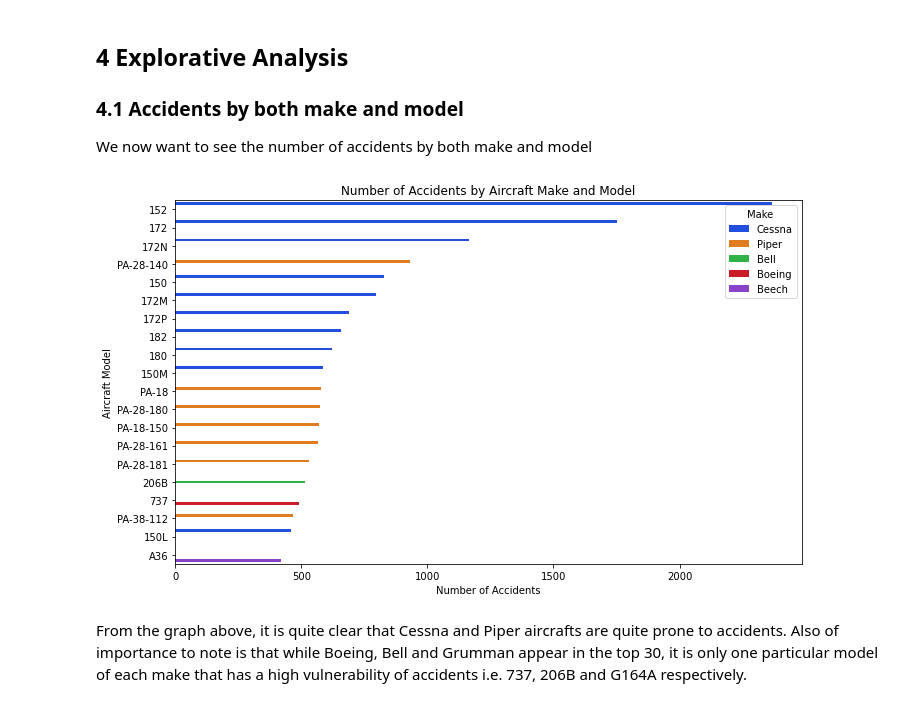
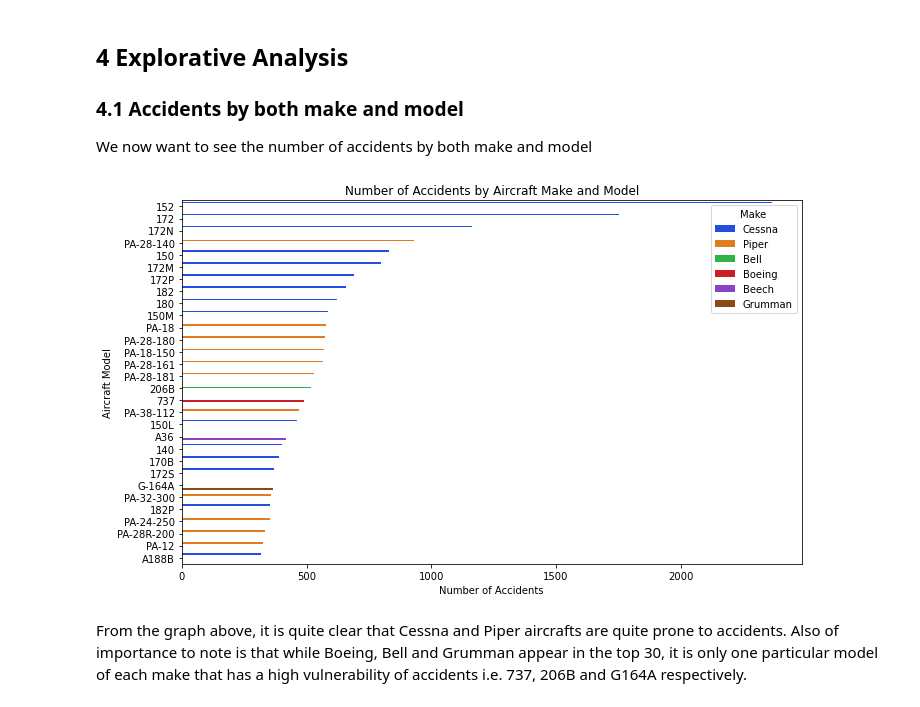
Before and after one commit to lilanhenry/lowest_risk_aircraft_phase1_project, a Jupyter notebook: student.ipynb, the cells around one changed output. Cells and saved outputs as stored; diff of their text form; code cells hidden in the pictures.

```diff
--- a/student.ipynb
+++ b/student.ipynb
@@ -45,0 +42,23 @@ Let us grab the accident, make and model columns from the avition_data dataframe
+# %%
+# Defining the needed columns for analysis
+needed_columns = [
+    "Investigation.Type",
+    "Location",
+    "Country",
+    "Aircraft.damage",
+    "Aircraft.Category",
+    "Make",
+    "Model",
+    "Purpose.of.flight",
+    "Total.Fatal.Injuries",
+    "Total.Serious.Injuries",
+    "Total.Minor.Injuries",
+    "Total.Uninjured",
+    "Weather.Condition",
+    "Broad.phase.of.flight"
+]
+# %%
+# Modify the dataset based on the needed columns
+aviation_data = aviation_data[needed_columns]
+pd.options.display.max_columns = None
+aviation_data.head()
@@ -96,24 +128,24 @@ We now want to see the number of accidents by both make and model
 # %%
 # Grouping the data by Make and Model to count the number of accidents
 accident_counts = aviation_data.groupby(['Make', 'Model']).size().reset_index(name='Accident_Count')
 
 # Sorting the values for better visualization and then grabbing the first 30 values because the dataset is too large
-accident_counts = accident_counts.sort_values('Accident_Count', ascending=False).head(20)
+accident_counts = accident_counts.sort_values('Accident_Count', ascending=False).head(30)
 
 # Plotting the barplot
 plt.figure(figsize=(10, 6))
 sns.barplot(data=accident_counts, x='Accident_Count', y='Model', hue='Make', palette='bright')
 
 # Adding titles and labels
 plt.title('Number of Accidents by Aircraft Make and Model')
 plt.xlabel('Number of Accidents')
 plt.ylabel('Aircraft Model')
 plt.tight_layout()  # Adjust layout to prevent label overlap
 
 # Displaying the plot
 plt.show()
 # %% [output]
-[figure, old version]
+[figure, new version]
 # %% [markdown]
 From the graph above, it is quite clear that Cessna and Piper aircrafts are quite prone to accidents. Also of importance to note is that while Boeing, Bell and Grumman appear in the top 30, it is only one particular model of each make that has a high vulnerability of accidents i.e. 737, 206B and G164A respectively.
 # %% [markdown]
```
Also changed, not shown: parts of 14 cells of this notebook.
